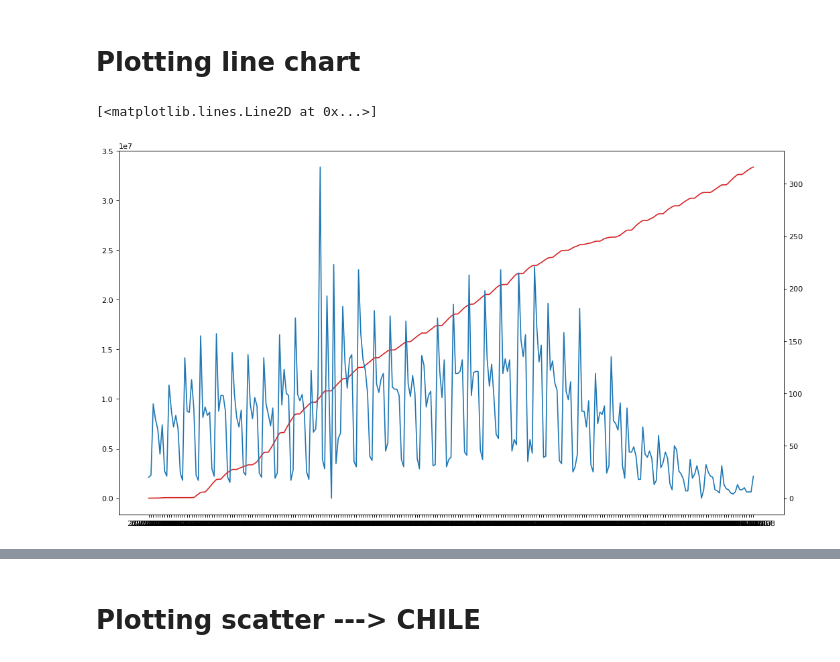
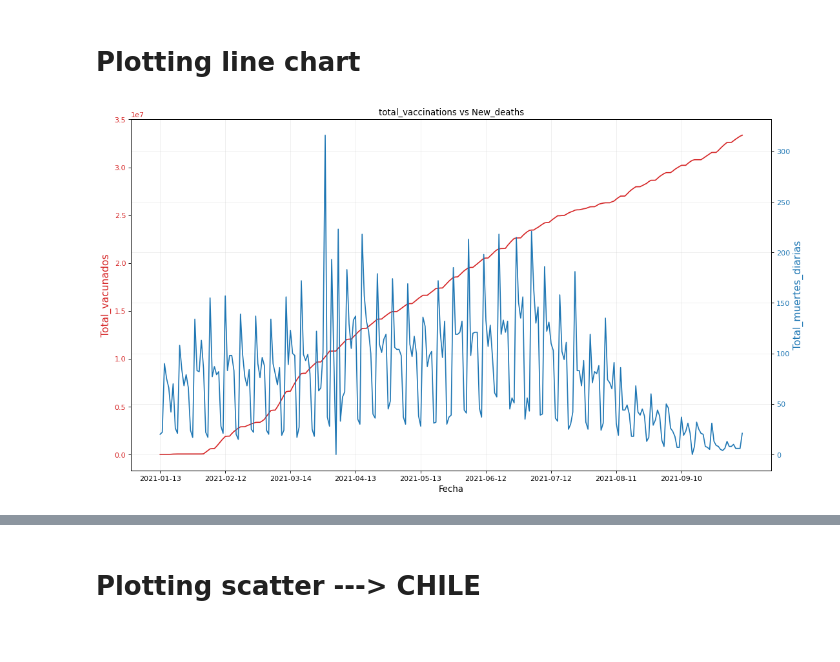
Before and after one commit to ijarpa/ijarpa, a Jupyter notebook: 4_Covid_Chile/liner-regression-vaccination-mortality-analysis.ipynb, the cells around one changed output, grey strips where cells are left out. Saved outputs shown, nothing was run; the diff lists cells and outputs as text; code cells hidden in the pictures.

```diff
--- a/4_Covid_Chile/liner-regression-vaccination-mortality-analysis.ipynb
+++ b/4_Covid_Chile/liner-regression-vaccination-mortality-analysis.ipynb
@@ -185,13 +185,27 @@ date_group
 # %%
 x = date_group['date']
 y1 = date_group['total_vaccinations']
 y2 = date_group['New_deaths']
 
+# RED LINE VACCINATIONS
 fig, ax1 = plt.subplots(1,1,figsize=(16,9), dpi= 80)
 ax1.plot(x,y1,color='tab:red')
 
+# BLUE LINE DEATHS
 ax2 = ax1.twinx()
 ax2.plot(x,y2,color='tab:blue')
+
+
+ax1.set_xlabel('Fecha', fontsize='12')
+ax1.tick_params(axis='x',rotation=0,labelsize=10)
+ax1.set_xticks(np.arange(0,len(x),30))
+ax1.set_ylabel('Total_vacunados',fontsize=14,color='tab:red')
+ax1.tick_params(axis='y',rotation=0,labelcolor='tab:red')
+ax1.grid(axis='x',alpha=0.2)
+
+ax2.set_ylabel('Total_muertes_diarias',fontsize=14,color='tab:blue')
+ax2.tick_params(axis='y',rotation=0,labelcolor='tab:blue')
+ax2.set_title('total_vaccinations vs New_deaths')
+ax2.grid(alpha=0.2)
 # %% [output]
-[<matplotlib.lines.Line2D at 0x...>]
-[figure, old version]
+[figure, new version]
```
Also changed, not shown: parts of 6 cells of this notebook.
